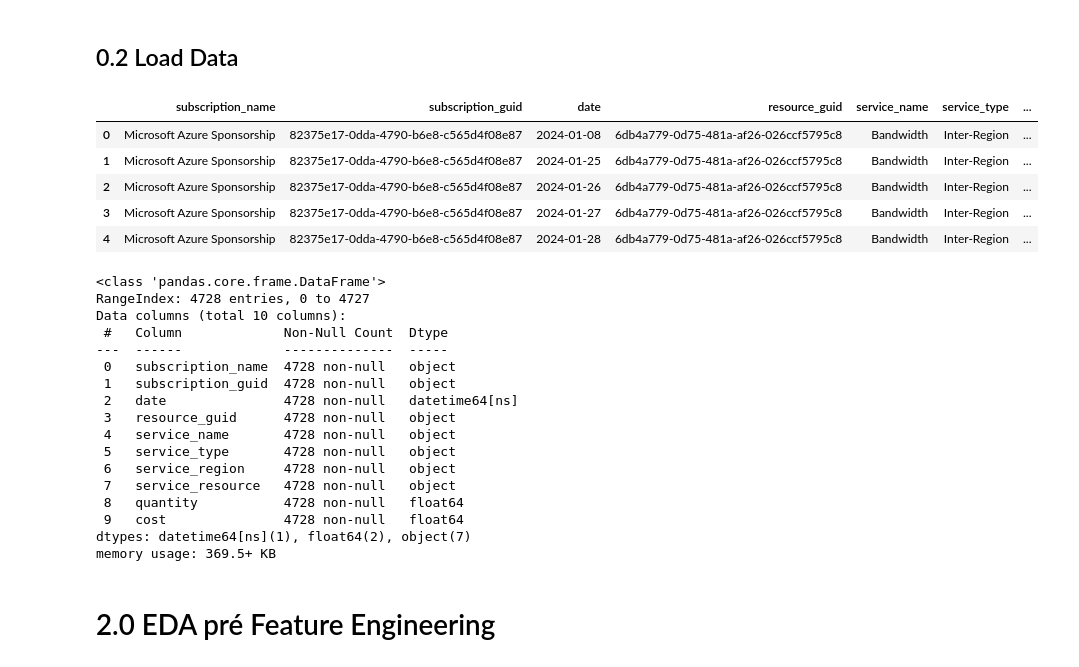
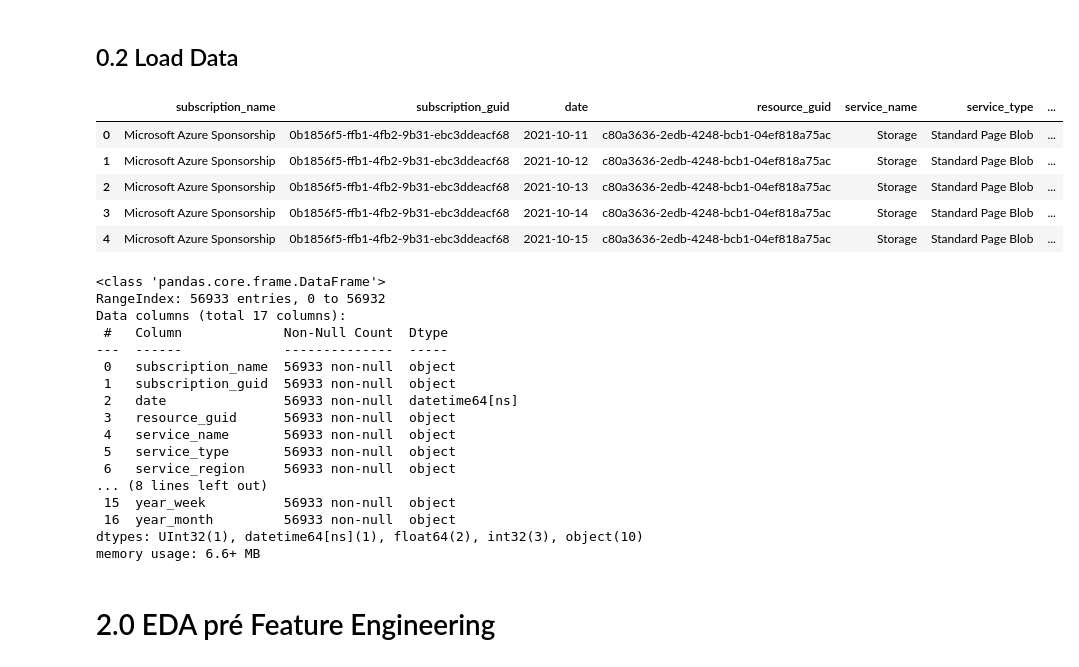
Before and after one commit to Gabrielnbr/modelo_unicin, a Jupyter notebook: notebooks/2_0_eda_pre_feature_engineering.ipynb, the cells around one changed output. Saved outputs shown, nothing was run; the diff lists cells and outputs as text; code cells hidden in the pictures.

```diff
--- a/notebooks/2_0_eda_pre_feature_engineering.ipynb
+++ b/notebooks/2_0_eda_pre_feature_engineering.ipynb
@@ -61,35 +64,37 @@ def estatistica_descritiva(df1):
 # %% [markdown]
 ## 0.2 Load Data
 # %%
-df = pickle.load(open("../data/interim/1_0_descricao_dados_reposicons.pkl","rb"))
+__CAMINHO_INTERIM = '../data/interim'
+
+df = pickle.load(open(f"{__CAMINHO_INTERIM}/db_ajustado.pkl","rb"))
 df.head()
 # %% [output]
 |  | subscription_name | subscription_guid | date | resource_guid | service_name | service_type | ... |
-| 0 | Microsoft Azure Sponsorship | 82375e17-0dda-4790-b6e8-c565d4f08e87 | 2024-01-08 | 6db4a779-0d75-481a-af26-026ccf5795c8 | Bandwidth | Inter-Region | ... |
-| 1 | Microsoft Azure Sponsorship | 82375e17-0dda-4790-b6e8-c565d4f08e87 | 2024-01-25 | 6db4a779-0d75-481a-af26-026ccf5795c8 | Bandwidth | Inter-Region | ... |
-| 2 | Microsoft Azure Sponsorship | 82375e17-0dda-4790-b6e8-c565d4f08e87 | 2024-01-26 | 6db4a779-0d75-481a-af26-026ccf5795c8 | Bandwidth | Inter-Region | ... |
-| 3 | Microsoft Azure Sponsorship | 82375e17-0dda-4790-b6e8-c565d4f08e87 | 2024-01-27 | 6db4a779-0d75-481a-af26-026ccf5795c8 | Bandwidth | Inter-Region | ... |
-| 4 | Microsoft Azure Sponsorship | 82375e17-0dda-4790-b6e8-c565d4f08e87 | 2024-01-28 | 6db4a779-0d75-481a-af26-026ccf5795c8 | Bandwidth | Inter-Region | ... |
+| 0 | Microsoft Azure Sponsorship | 0b1856f5-ffb1-4fb2-9b31-ebc3ddeacf68 | 2021-10-11 | c80a3636-2edb-4248-bcb1-04ef818a75ac | Storage | Standard Page Blob | ... |
+| 1 | Microsoft Azure Sponsorship | 0b1856f5-ffb1-4fb2-9b31-ebc3ddeacf68 | 2021-10-12 | c80a3636-2edb-4248-bcb1-04ef818a75ac | Storage | Standard Page Blob | ... |
+| 2 | Microsoft Azure Sponsorship | 0b1856f5-ffb1-4fb2-9b31-ebc3ddeacf68 | 2021-10-13 | c80a3636-2edb-4248-bcb1-04ef818a75ac | Storage | Standard Page Blob | ... |
+| 3 | Microsoft Azure Sponsorship | 0b1856f5-ffb1-4fb2-9b31-ebc3ddeacf68 | 2021-10-14 | c80a3636-2edb-4248-bcb1-04ef818a75ac | Storage | Standard Page Blob | ... |
+| 4 | Microsoft Azure Sponsorship | 0b1856f5-ffb1-4fb2-9b31-ebc3ddeacf68 | 2021-10-15 | c80a3636-2edb-4248-bcb1-04ef818a75ac | Storage | Standard Page Blob | ... |
 # %%
 df.info()
 # %% [output]
 <class 'pandas.core.frame.DataFrame'>
-RangeIndex: 4728 entries, 0 to 4727
-Data columns (total 10 columns):
+RangeIndex: 56933 entries, 0 to 56932
+Data columns (total 17 columns):
  #   Column             Non-Null Count  Dtype
 ---  ------             --------------  -----
- 0   subscription_name  4728 non-null   object
- 1   subscription_guid  4728 non-null   object
- 2   date               4728 non-null   datetime64[ns]
- 3   resource_guid      4728 non-null   object
- 4   service_name       4728 non-null   object
- 5   service_type       4728 non-null   object
- 6   service_region     4728 non-null   object
- 7   service_resource   4728 non-null   object
- 8   quantity           4728 non-null   float64
- 9   cost               4728 non-null   float64
-dtypes: datetime64[ns](1), float64(2), object(7)
-memory usage: 369.5+ KB
+ 0   subscription_name  56933 non-null  object
+ 1   subscription_guid  56933 non-null  object
+ 2   date               56933 non-null  datetime64[ns]
+ 3   resource_guid      56933 non-null  object
+ 4   service_name       56933 non-null  object
+ 5   service_type       56933 non-null  object
+ 6   service_region     56933 non-null  object
+... (8 lines left out)
+ 15  year_week          56933 non-null  object
+ 16  year_month         56933 non-null  object
+dtypes: UInt32(1), datetime64[ns](1), float64(2), int32(3), object(10)
+memory usage: 6.6+ MB
 # %% [markdown]
 # 2.0 EDA pré Feature Engineering
 # %% [markdown]
```
Also changed, not shown: parts of 11 cells of this notebook, 4 other files.
